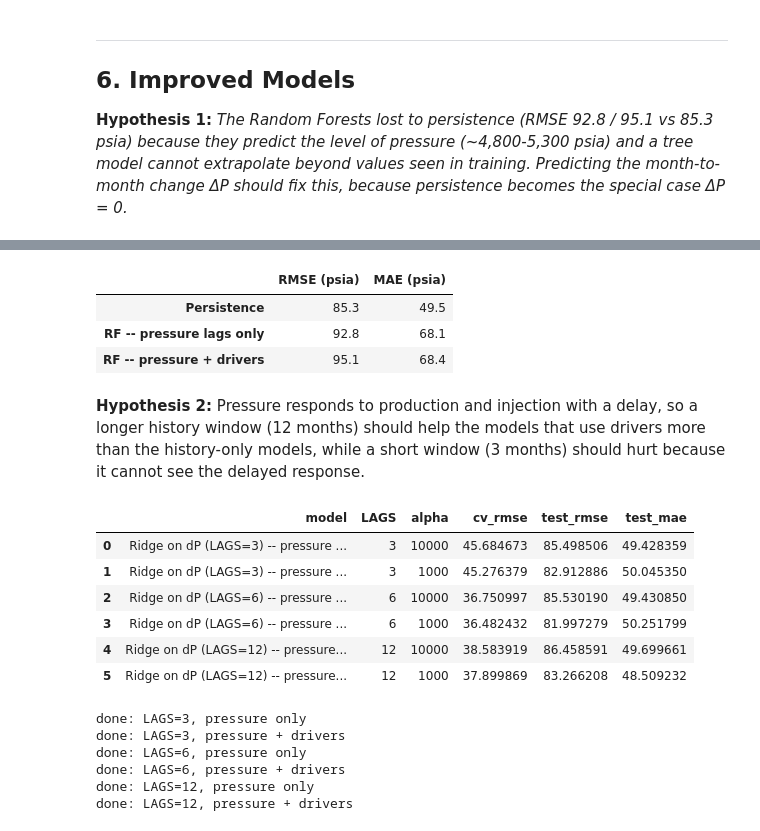
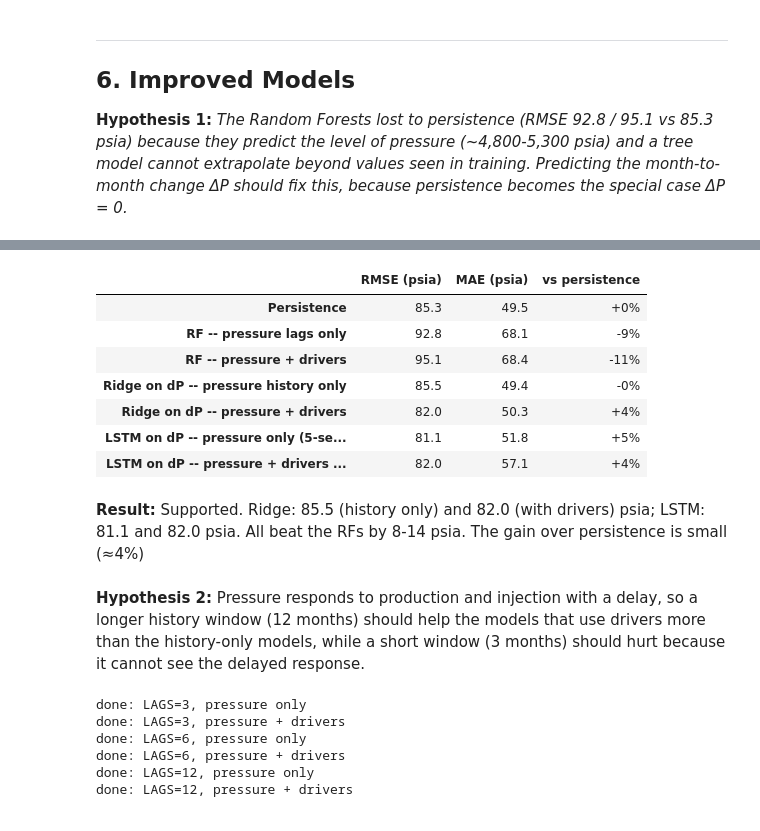
Before and after one commit to sadaraka-kadi/ml4pe-pressure-forecasting, a Jupyter notebook: notebooks/capstone.ipynb, the cells around one changed output, grey strips where cells are left out. Cells and saved outputs as stored; diff of their text form; code cells hidden in the pictures.

```diff
--- a/notebooks/capstone.ipynb
+++ b/notebooks/capstone.ipynb
@@ -434,22 +434,29 @@ for label, channels in [("pressure only", [0]), ("pressure + drivers", [0, 1, 2]
     lstm_runs[label] = np.array(runs)
     preds_C[f"LSTM on dP -- {label} (5-seed mean)"] = lstm_runs[label].mean(axis=0)
 # %%
-scores_dC = pd.DataFrame({k: {"RMSE (psia)": rmse(y_true_C, p), "MAE (psia)": mean_absolute_error(y_true_C, p)}
+scores_C = pd.DataFrame({k: {"RMSE (psia)": rmse(y_true_C, p), "MAE (psia)": mean_absolute_error(y_true_C, p)}
                          for k, p in preds_C.items()}).T.round(1)
-scores_dC["vs persistence"] = (1 - scores_C["RMSE (psia)"] / scores_C.loc["Persistence", "RMSE (psia)"]).map("{:+.0%}".format)
+scores_C["vs persistence"] = (1 - scores_C["RMSE (psia)"] / scores_C.loc["Persistence", "RMSE (psia)"]).map("{:+.0%}".format)
 
-for name, r in scores_dC.iterrows():
+for name, r in scores_C.iterrows():
     log_result(track="C",
                model=name,
                split="last 18 months",
                metrics={"RMSE_psia": r["RMSE (psia)"], "MAE_psia": r["MAE (psia)"]},
                notes="Week 16")
 scores_C
 # %% [output]
-|  | RMSE (psia) | MAE (psia) |
-| Persistence | 85.3 | 49.5 |
-| RF -- pressure lags only | 92.8 | 68.1 |
-| RF -- pressure + drivers | 95.1 | 68.4 |
+|  | RMSE (psia) | MAE (psia) | vs persistence |
+| Persistence | 85.3 | 49.5 | +0% |
+| RF -- pressure lags only | 92.8 | 68.1 | -9% |
+| RF -- pressure + drivers | 95.1 | 68.4 | -11% |
+| Ridge on dP -- pressure history only | 85.5 | 49.4 | -0% |
+| Ridge on dP -- pressure + drivers | 82.0 | 50.3 | +4% |
+| LSTM on dP -- pressure only (5-se... | 81.1 | 51.8 | +5% |
+| LSTM on dP -- pressure + drivers ... | 82.0 | 57.1 | +4% |
+# %% [markdown]
+**Result:** Supported. Ridge: 85.5 (history only) and 82.0 (with drivers) psia; LSTM: 81.1 and 82.0 psia. All beat the RFs
+by 8-14 psia. The gain over persistence is small (≈4%)
 # %% [markdown]
 **Hypothesis 2:** Pressure responds to production and injection with a delay, so a longer history window (12 months)
 should help the models that use drivers more than the history-only models, while a short window (3 months)
@@ -492,14 +499,10 @@ def ridge_dP(lags):
 # %%
-lag_df = pd.DataFrame([r for lags in [3, 6, 12] for r in ridge_dP(lags)])
-lag_df
+all_rows = []
+for lags in [3, 6, 12]:
+    rows, preds = ridge_dP(lags)
+    all_rows += rows
+    preds_C.update(preds)
+lag_df = pd.DataFrame(all_rows).round(1)
-# %% [output]
-|  | model | LAGS | alpha | cv_rmse | test_rmse | test_mae |
-| 0 | Ridge on dP (LAGS=3) -- pressure ... | 3 | 10000 | 45.684673 | 85.498506 | 49.428359 |
-| 1 | Ridge on dP (LAGS=3) -- pressure ... | 3 | 1000 | 45.276379 | 82.912886 | 50.045350 |
-| 2 | Ridge on dP (LAGS=6) -- pressure ... | 6 | 10000 | 36.750997 | 85.530190 | 49.430850 |
-| 3 | Ridge on dP (LAGS=6) -- pressure ... | 6 | 1000 | 36.482432 | 81.997279 | 50.251799 |
-| 4 | Ridge on dP (LAGS=12) -- pressure... | 12 | 10000 | 38.583919 | 86.458591 | 49.699661 |
-| 5 | Ridge on dP (LAGS=12) -- pressure... | 12 | 1000 | 37.899869 | 83.266208 | 48.509232 |
 # %%
 for _, r in lag_df.iterrows():
     log_result(track="C",
```
Also changed, not shown: parts of 29 cells of this notebook.
